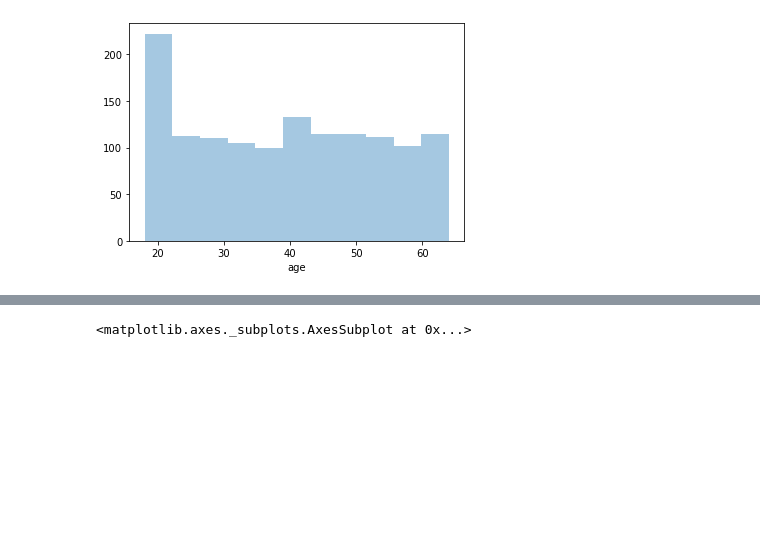
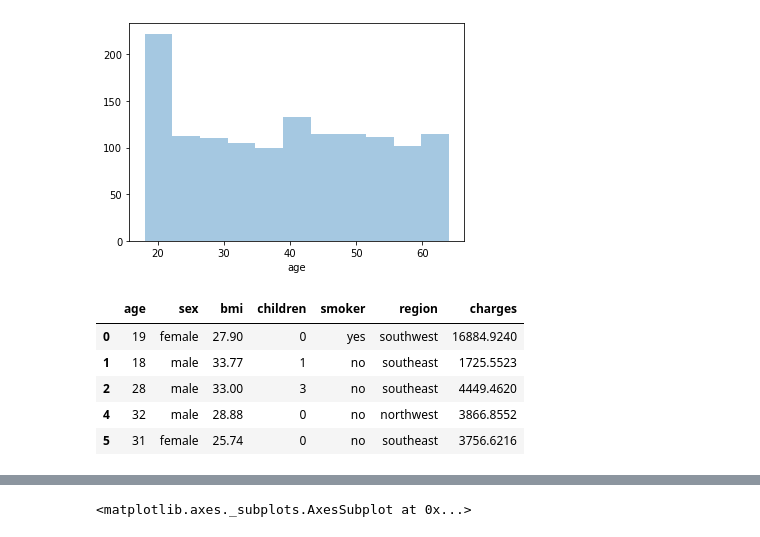
Before and after one commit to or-yitshak/Final-Project-Semster-A, a Jupyter notebook: Regression/insurance regression.ipynb, the cells around one changed output, grey strips where cells are left out. Saved outputs shown, nothing was run; the diff lists cells and outputs as text; code cells hidden in the pictures; blank space fills up the shorter version.

```diff
--- a/Regression/insurance regression.ipynb
+++ b/Regression/insurance regression.ipynb
@@ -104,3 +104,13 @@ sns.distplot(df['age'],kde = False)
 # %% [output]
 <matplotlib.axes._subplots.AxesSubplot at 0x...>
 [figure]
+# %%
+price1= df[df['charges']<17000]
+price1.head()
+# %% [output]
+|  | age | sex | bmi | children | smoker | region | charges |
+| 0 | 19 | female | 27.90 | 0 | yes | southwest | 16884.9240 |
+| 1 | 18 | male | 33.77 | 1 | no | southeast | 1725.5523 |
+| 2 | 28 | male | 33.00 | 3 | no | southeast | 4449.4620 |
+| 4 | 32 | male | 28.88 | 0 | no | northwest | 3866.8552 |
+| 5 | 31 | female | 25.74 | 0 | no | southeast | 3756.6216 |
```
Also changed, not shown: parts of 15 cells of this notebook.
